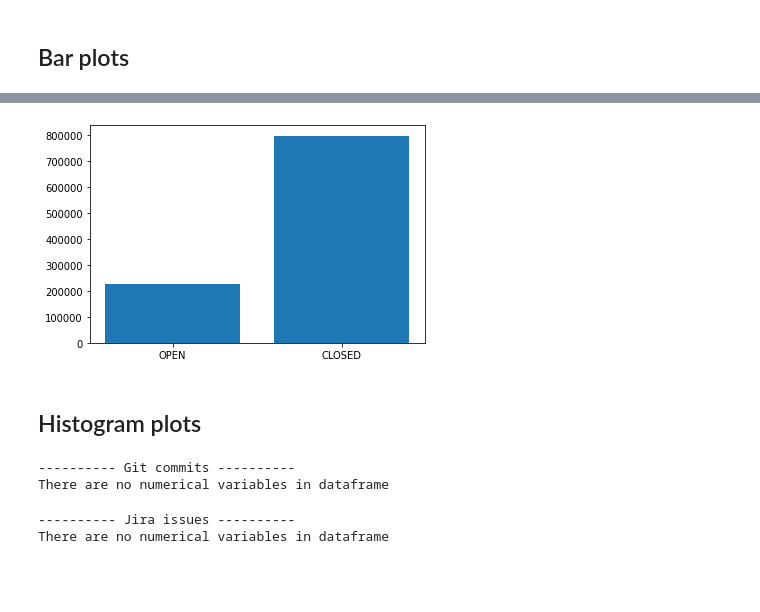
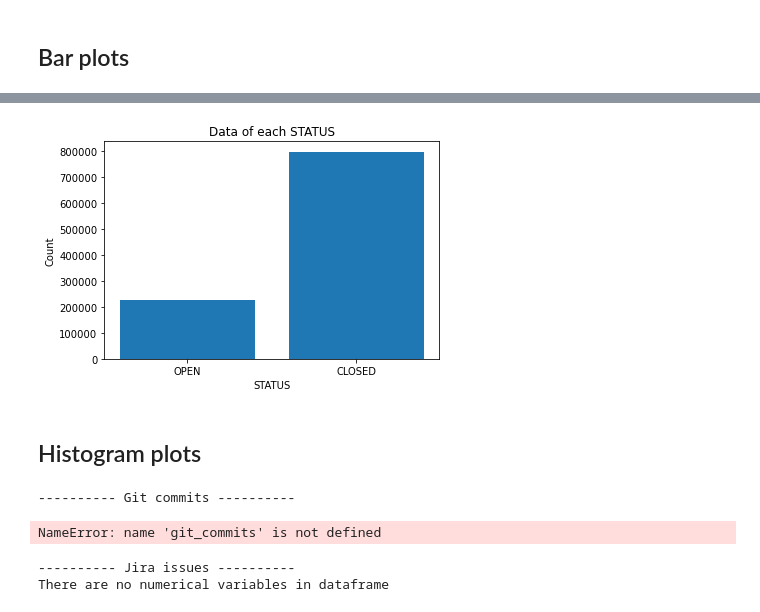
Before and after one commit to Vinomo4/SWTech, a Jupyter notebook: notebooks/Data_Understanding.ipynb, the cells around one changed output, grey strips where cells are left out. Drawn from its saved outputs; the diff is of its cells as text; code cells hidden in the pictures; blank space fills up the shorter version.

```diff
--- a/notebooks/Data_Understanding.ipynb
+++ b/notebooks/Data_Understanding.ipynb
@@ -315,3 +383,3 @@ bar_plot(sonar_issues["SEVERITY"],sonar_issues,False)
 # %%
-bar_plot(sonar_issues["STATUS"],sonar_issues,False)
+bar_plot(sonar_issues["STATUS"],sonar_issues,False,'sonar_issues')
 # %% [output]
@@ -318,13 +388,13 @@ bar_plot(sonar_issues["STATUS"],sonar_issues,False)
-[figure, old version]
+[figure, new version]
 # %% [markdown]
 ## Histogram plots
 # %%
 #~~~~~~~~~~~~~~~~~~~~~~~~~~~~~~~~~~~~~~~~~~~~~~~~~~~~~~~~~~~~~~~~~~~~
 # Plot histogram of all numeric variables in dataframe
 print("---------- Git commits ----------")
-plot_histogram(git_commits)
+plot_histogram(git_commits,numerical,'git_commits')
 # %% [output]
 ---------- Git commits ----------
-There are no numerical variables in dataframe
+NameError: name 'git_commits' is not defined
 # %%
 print("---------- Jira issues ----------")
```
Also changed, not shown: parts of 29 cells of this notebook.
